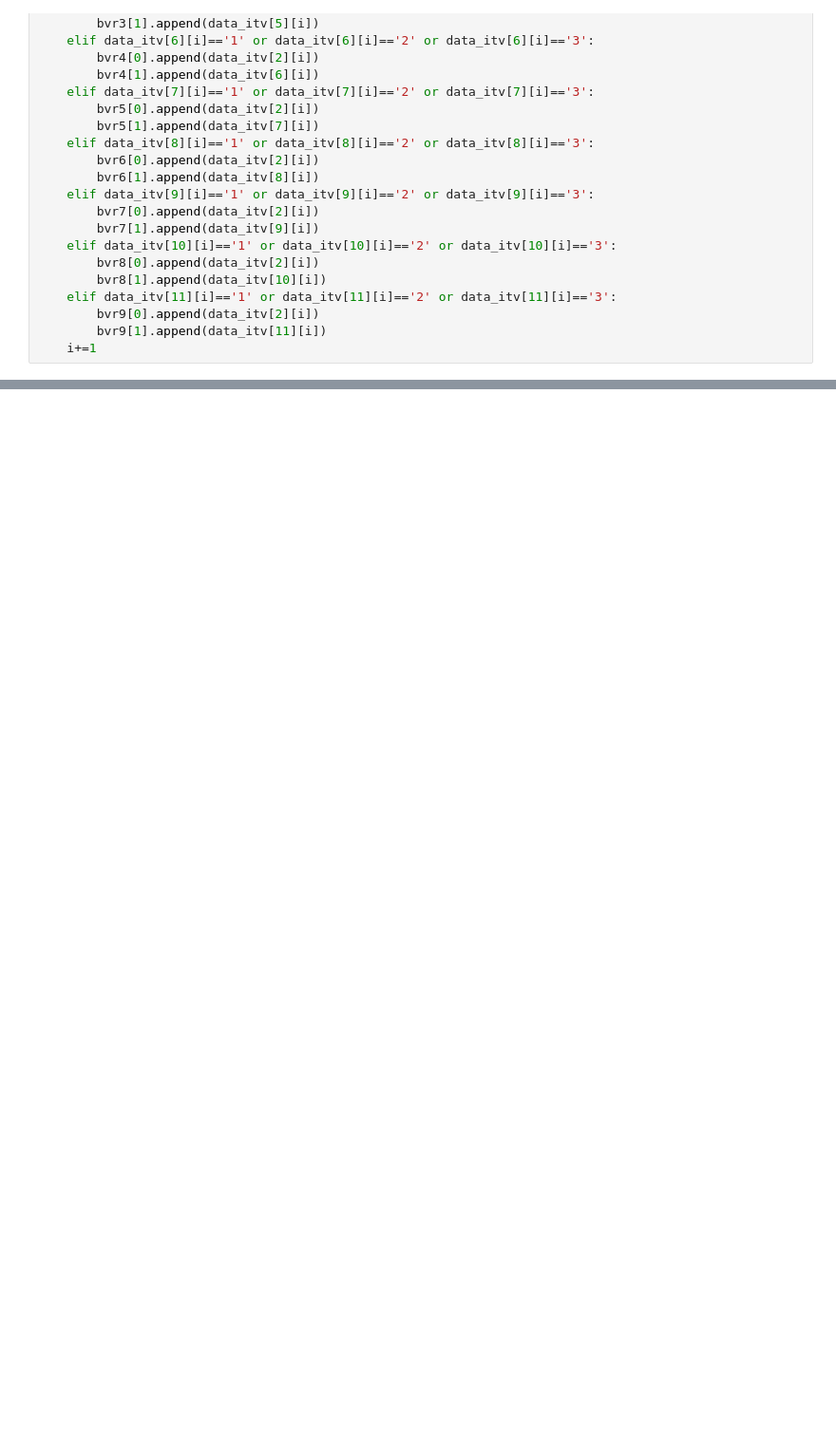
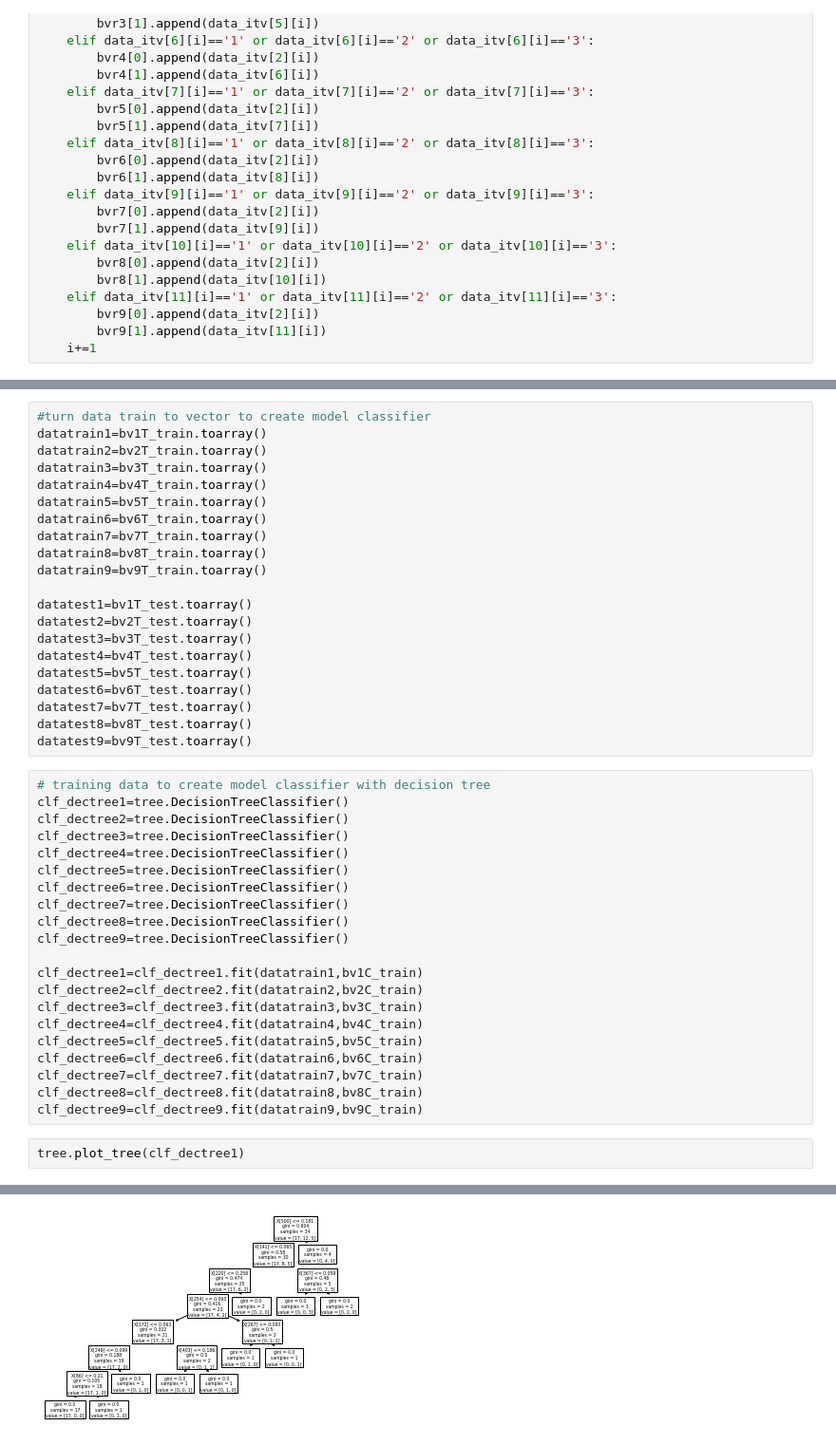
Before and after one commit to nandayonda/KODING_TA, a Jupyter notebook: Koding_TA_2.ipynb, the cells around one changed output, grey strips where cells are left out. Shown at 95% size. Drawn from its saved outputs; the diff is of its cells as text; blank space fills up the shorter version.

```diff
--- a/Koding_TA_2.ipynb
+++ b/Koding_TA_2.ipynb
@@ -119,0 +257,45 @@ dictionary=ArrayDictionary(update_stopword)
+# %%
+#turn data train to vector to create model classifier
+datatrain1=bv1T_train.toarray()
+datatrain2=bv2T_train.toarray()
+datatrain3=bv3T_train.toarray()
+datatrain4=bv4T_train.toarray()
+datatrain5=bv5T_train.toarray()
+datatrain6=bv6T_train.toarray()
+datatrain7=bv7T_train.toarray()
+datatrain8=bv8T_train.toarray()
+datatrain9=bv9T_train.toarray()
+
+datatest1=bv1T_test.toarray()
+datatest2=bv2T_test.toarray()
+datatest3=bv3T_test.toarray()
+datatest4=bv4T_test.toarray()
+datatest5=bv5T_test.toarray()
+datatest6=bv6T_test.toarray()
+datatest7=bv7T_test.toarray()
+datatest8=bv8T_test.toarray()
+datatest9=bv9T_test.toarray()
+# %%
+# training data to create model classifier with decision tree
+clf_dectree1=tree.DecisionTreeClassifier()
+clf_dectree2=tree.DecisionTreeClassifier()
+clf_dectree3=tree.DecisionTreeClassifier()
+clf_dectree4=tree.DecisionTreeClassifier()
+clf_dectree5=tree.DecisionTreeClassifier()
+clf_dectree6=tree.DecisionTreeClassifier()
+clf_dectree7=tree.DecisionTreeClassifier()
+clf_dectree8=tree.DecisionTreeClassifier()
+clf_dectree9=tree.DecisionTreeClassifier()
+
+clf_dectree1=clf_dectree1.fit(datatrain1,bv1C_train)
+clf_dectree2=clf_dectree2.fit(datatrain2,bv2C_train)
+clf_dectree3=clf_dectree3.fit(datatrain3,bv3C_train)
+clf_dectree4=clf_dectree4.fit(datatrain4,bv4C_train)
+clf_dectree5=clf_dectree5.fit(datatrain5,bv5C_train)
+clf_dectree6=clf_dectree6.fit(datatrain6,bv6C_train)
+clf_dectree7=clf_dectree7.fit(datatrain7,bv7C_train)
+clf_dectree8=clf_dectree8.fit(datatrain8,bv8C_train)
+clf_dectree9=clf_dectree9.fit(datatrain9,bv9C_train)
+# %%
+tree.plot_tree(clf_dectree1)
+# %% [output]
@@ -119,0 +319 @@ dictionary=ArrayDictionary(update_stopword)
+[figure, added]
```
Also changed, not shown: parts of 17 cells of this notebook, 1 other file.
